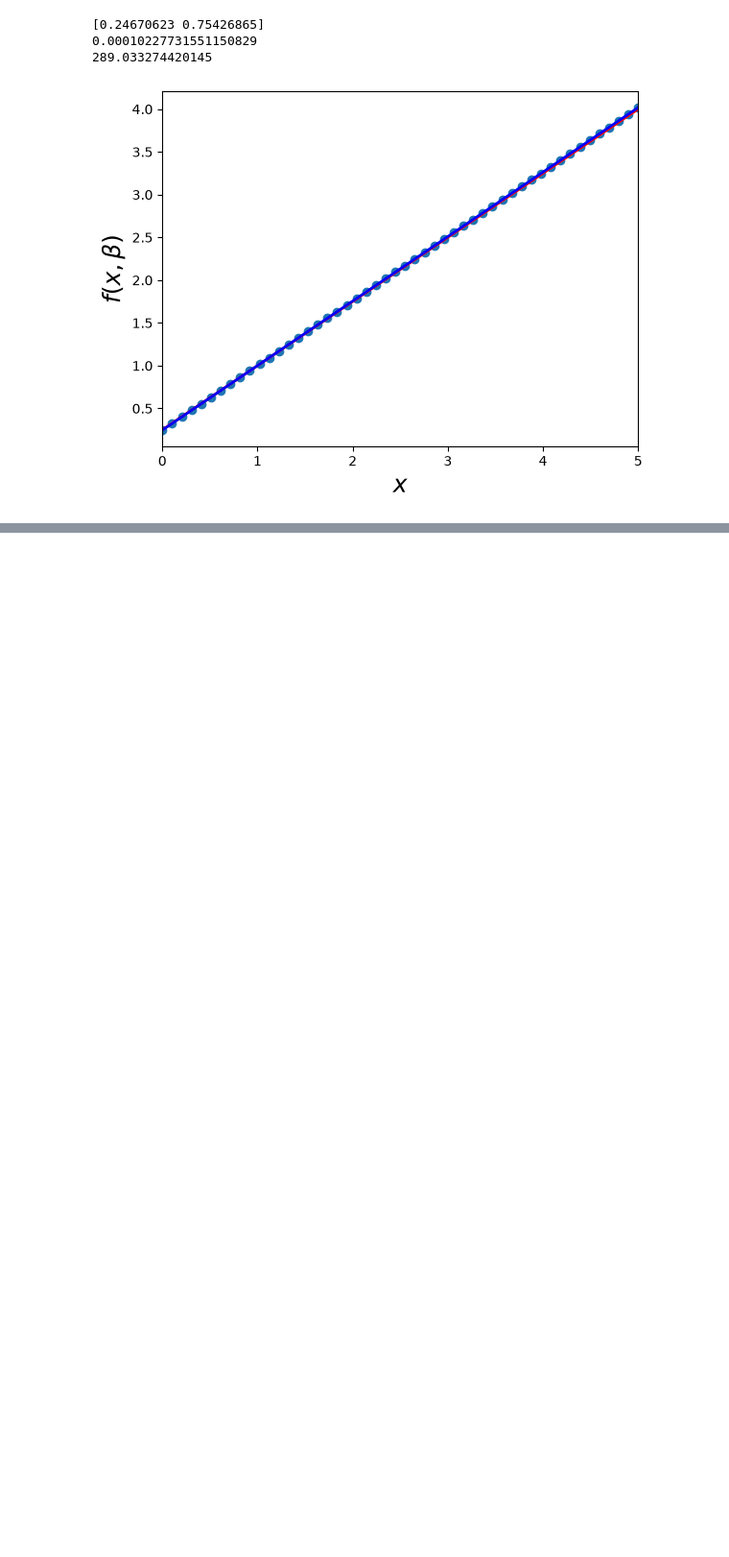
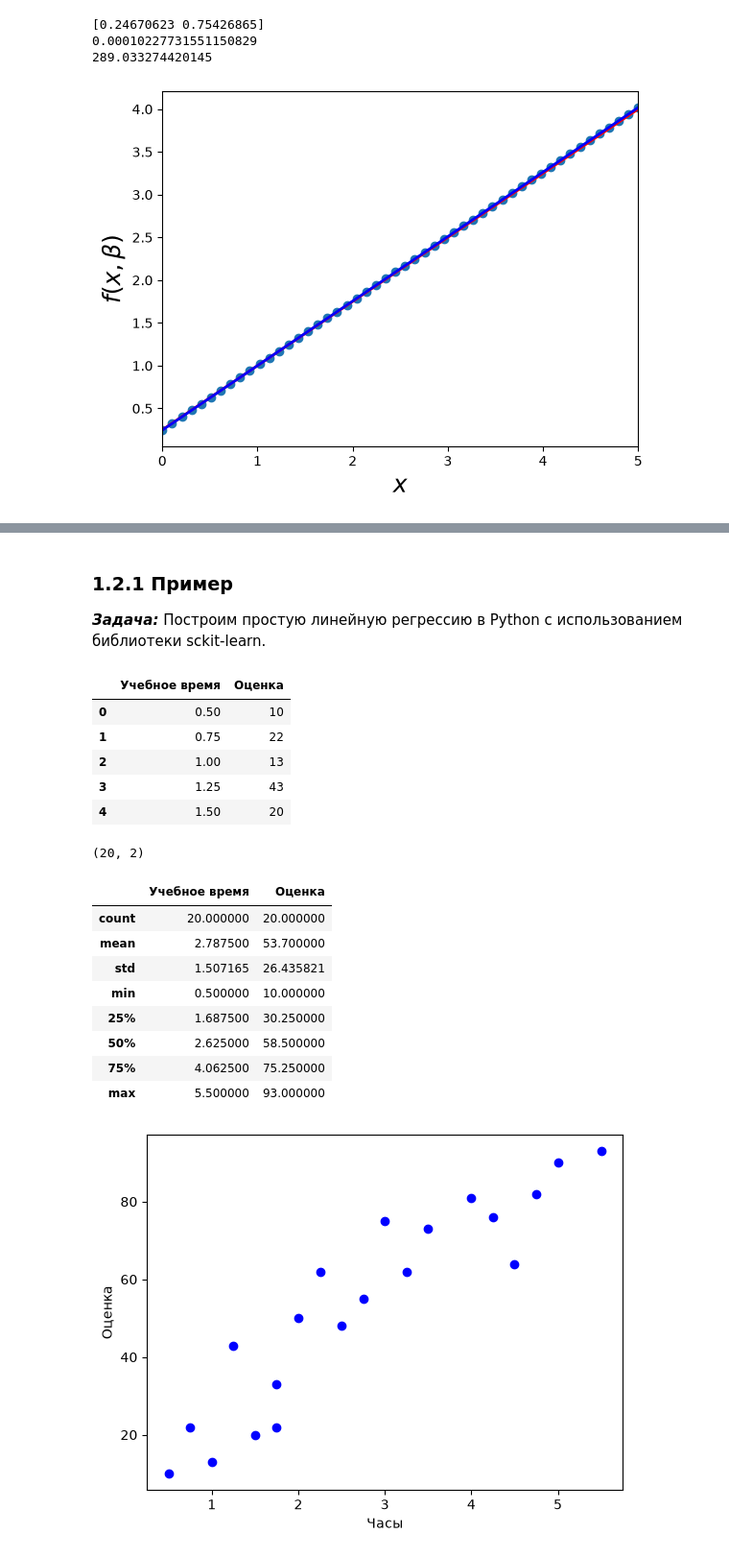
Before and after one commit to freemax-0602/ML, a Jupyter notebook: workbook-4/workbook-4.ipynb, the cells around one changed output, grey strips where cells are left out. Shown at 96% size. Cells and saved outputs as stored; diff of their text form; code cells hidden in the pictures; blank space fills up the shorter version.

```diff
--- a/workbook-4/workbook-4.ipynb
+++ b/workbook-4/workbook-4.ipynb
@@ -422,0 +440,45 @@ if __name__ == '__main__':
+# %% [markdown]
+### 1.2.1 Пример
+***Задача:***
+Построим простую линейную регрессию в Python с использованием библиотеки sckit-learn.
+# %%
+import pandas as pd
+import numpy as np
+import matplotlib.pyplot as plt
+from pandas import DataFrame, Series
+from sklearn.model_selection import train_test_split
+from sklearn.linear_model import LinearRegression
+
+my_dict = {'Учебное время': [0.50,0.75,1.00,1.25,1.50,
+                              1.75,1.75,2.00,2.25,
+                              2.50,2.75,3.00,3.25,
+                              3.50,4.00,4.25,4.50,
+                              4.75,5.00,5.50],
+            'Оценка': [10,22,13,43,20,22,33,50,62,48,55,75,62,73,81,76,64,82,90,93] }
+
+dataset = pd.DataFrame(my_dict)
+display(dataset.head())
+print(dataset.shape)
+display(dataset.describe())
+plt.scatter(dataset['Учебное время'], dataset['Оценка'], color = 'b', label = 'данные экзамена')
+plt.xlabel("Часы")
+plt.ylabel("Оценка")
+plt.show()
+# %% [output]
+|  | Учебное время | Оценка |
+| 0 | 0.50 | 10 |
+| 1 | 0.75 | 22 |
+| 2 | 1.00 | 13 |
+| 3 | 1.25 | 43 |
+| 4 | 1.50 | 20 |
+(20, 2)
+|  | Учебное время | Оценка |
+| count | 20.000000 | 20.000000 |
+| mean | 2.787500 | 53.700000 |
+| std | 1.507165 | 26.435821 |
+| min | 0.500000 | 10.000000 |
+| 25% | 1.687500 | 30.250000 |
+| 50% | 2.625000 | 58.500000 |
+| 75% | 4.062500 | 75.250000 |
+| max | 5.500000 | 93.000000 |
+[figure, added]
```
Also changed, not shown: parts of 19 cells of this notebook.
